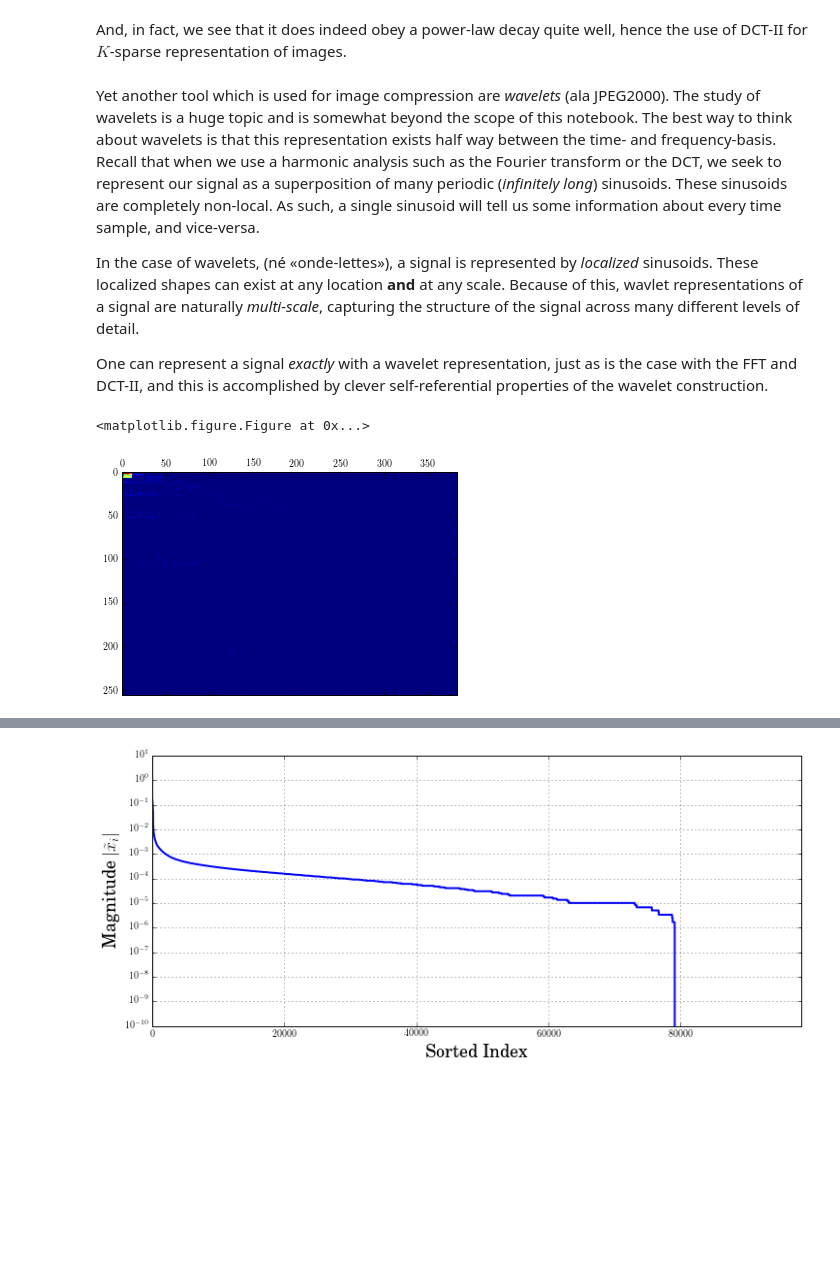
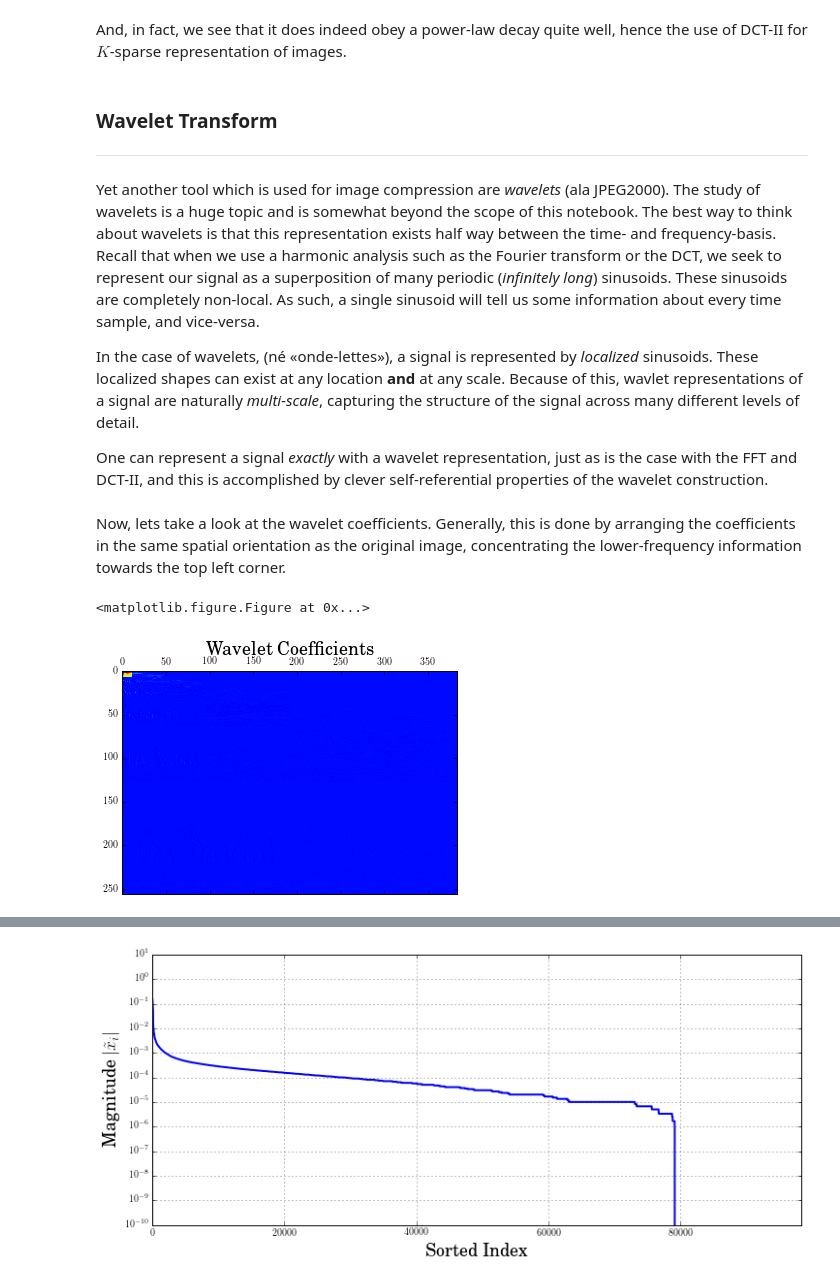
Before and after one commit to eric-tramel/PyIntroCS, a Jupyter notebook: 1_Sparsity.ipynb, the cells around one changed output, grey strips where cells are left out. Drawn from its saved outputs; the diff is of its cells as text; code cells hidden in the pictures; blank space fills up the shorter version.

```diff
--- a/1_Sparsity.ipynb
+++ b/1_Sparsity.ipynb
@@ -474,6 +518,8 @@ plt.plot(s,C*np.power(s,-a),linewidth=2);
 # %% [markdown]
 And, in fact, we see that it does indeed obey a power-law decay quite well, hence the use of DCT-II for $K$-sparse representation of images.
 # %% [markdown]
+### Wavelet Transform
+---
 Yet another tool which is used for image compression are *wavelets* (ala JPEG2000). The study of wavelets is a huge topic and is somewhat beyond the scope of this notebook. The best way to think about wavelets is that this representation exists half way between the time- and frequency-basis. Recall that when we use a harmonic analysis such as the Fourier transform or the DCT, we seek to represent our signal as a superposition of many periodic (*infinitely long*) sinusoids. These sinusoids are completely non-local. As such, a single sinusoid will tell us some information about every time sample, and vice-versa.
 
 In the case of wavelets, (né «onde-lettes»), a signal is represented by *localized* sinusoids. These localized shapes can exist at any location **and** at any scale. Because of this, wavlet representations of a signal are naturally *multi-scale*, capturing the structure of the signal across many different levels of detail.
@@ -482,8 +528,3 @@ One can represent a signal *exactly* with a wavelet representation, just as is t
 # %%
 Levels = 5      # Number of levels of wavelet decomposition
 W = pw.wavedec2(X,'db1',level=Levels,mode='sym');
-# %%
-ShowWaveletCoeffs(W)
-# %% [output]
-<matplotlib.figure.Figure at 0x...>
-[figure, removed]
@@ -500,0 +531,8 @@ def ShowWaveletDecay(w):
+# %% [markdown]
+Now, lets take a look at the wavelet coefficients. Generally, this is done by arranging the coefficients in the same spatial orientation as the original image, concentrating the lower-frequency information towards the top left corner.
+# %%
+ShowWaveletCoeffs(W,Magnitude=False,cmapname='jet');
+plt.title("Wavelet Coefficients",fontsize=18);
+# %% [output]
+<matplotlib.figure.Figure at 0x...>
+[figure, added]
```
Also changed, not shown: parts of 39 cells of this notebook, 6 other files.
